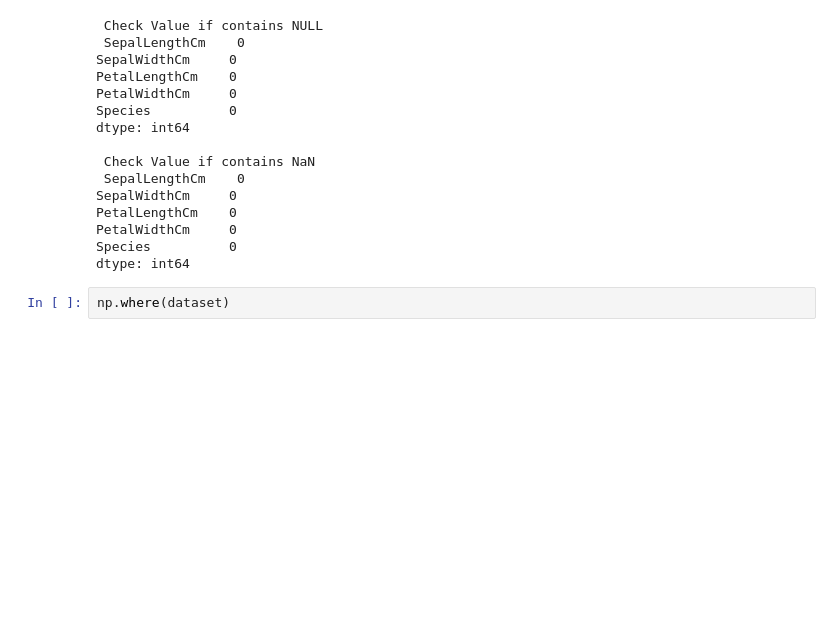
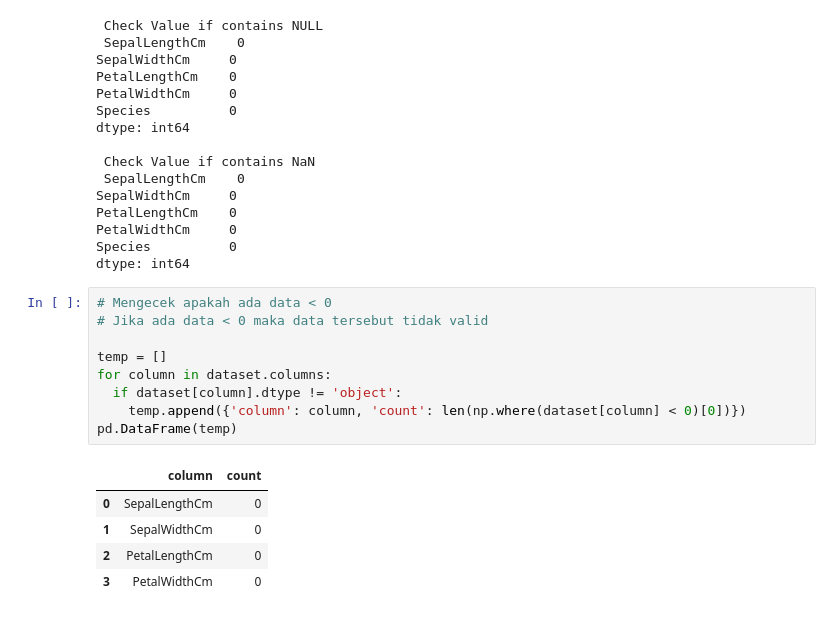
Before and after one commit to irwanmaulana42/MathToolsDataScience, a Jupyter notebook: tugas04.ipynb, the cells around one changed output. Saved outputs shown, nothing was run; the diff lists cells and outputs as text; blank space fills up the shorter version.

```diff
--- a/tugas04.ipynb
+++ b/tugas04.ipynb
@@ -99,5 +112,18 @@ PetalLengthCm    0
 PetalWidthCm     0
 Species          0
 dtype: int64
-# %%
-np.where(dataset)
+# %%
+# Mengecek apakah ada data < 0
+# Jika ada data < 0 maka data tersebut tidak valid
+
+temp = []
+for column in dataset.columns:
+  if dataset[column].dtype != 'object':
+    temp.append({'column': column, 'count': len(np.where(dataset[column] < 0)[0])})
+pd.DataFrame(temp)
+# %% [output]
+|  | column | count |
+| 0 | SepalLengthCm | 0 |
+| 1 | SepalWidthCm | 0 |
+| 2 | PetalLengthCm | 0 |
+| 3 | PetalWidthCm | 0 |
```
Also changed, not shown: parts of 2 cells of this notebook.
